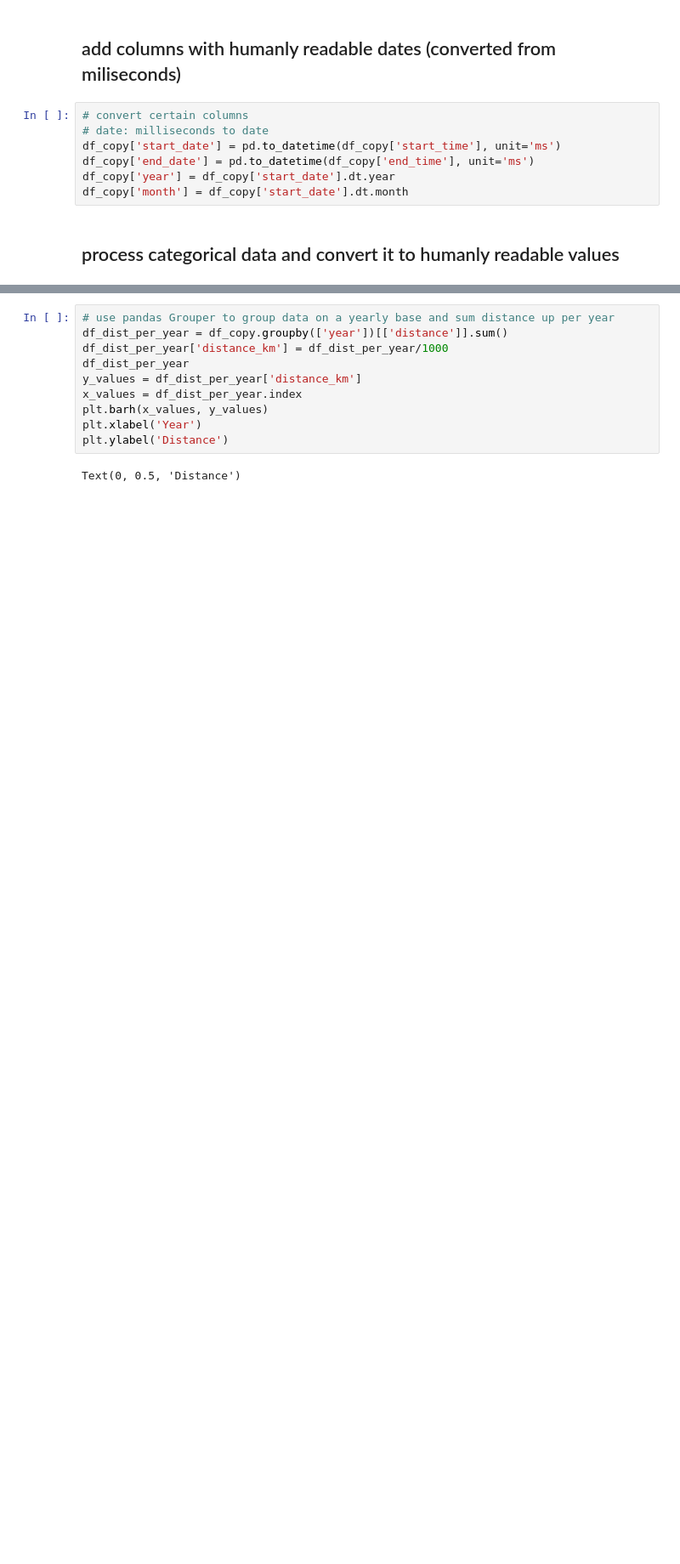
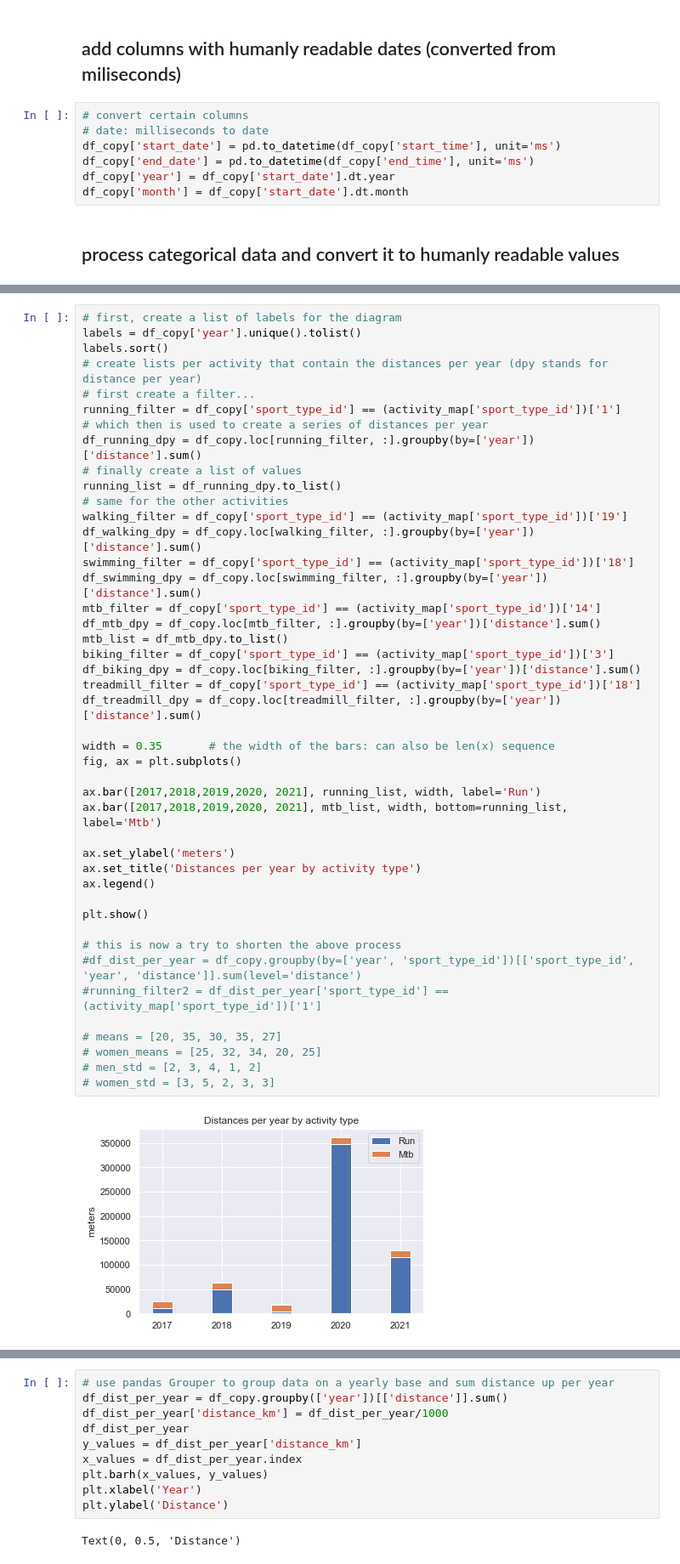
Before and after one commit to mweil372/jupyter-notebooks, a Jupyter notebook: runtastic.ipynb, the cells around one changed output, grey strips where cells are left out. Shown at 85% size. Saved outputs shown, nothing was run; the diff lists cells and outputs as text; blank space fills up the shorter version.

```diff
--- a/runtastic.ipynb
+++ b/runtastic.ipynb
@@ -127 +156,47 @@ plt.show()
+# %%
+# first, create a list of labels for the diagram
+labels = df_copy['year'].unique().tolist()
+labels.sort()
+# create lists per activity that contain the distances per year (dpy stands for distance per year)
+# first create a filter...
+running_filter = df_copy['sport_type_id'] == (activity_map['sport_type_id'])['1']
+# which then is used to create a series of distances per year
+df_running_dpy = df_copy.loc[running_filter, :].groupby(by=['year'])['distance'].sum()
+# finally create a list of values
+running_list = df_running_dpy.to_list()
+# same for the other activities
+walking_filter = df_copy['sport_type_id'] == (activity_map['sport_type_id'])['19']
+df_walking_dpy = df_copy.loc[walking_filter, :].groupby(by=['year'])['distance'].sum()
+swimming_filter = df_copy['sport_type_id'] == (activity_map['sport_type_id'])['18']
+df_swimming_dpy = df_copy.loc[swimming_filter, :].groupby(by=['year'])['distance'].sum()
+mtb_filter = df_copy['sport_type_id'] == (activity_map['sport_type_id'])['14']
+df_mtb_dpy = df_copy.loc[mtb_filter, :].groupby(by=['year'])['distance'].sum()
+mtb_list = df_mtb_dpy.to_list()
+biking_filter = df_copy['sport_type_id'] == (activity_map['sport_type_id'])['3']
+df_biking_dpy = df_copy.loc[biking_filter, :].groupby(by=['year'])['distance'].sum()
+treadmill_filter = df_copy['sport_type_id'] == (activity_map['sport_type_id'])['18']
+df_treadmill_dpy = df_copy.loc[treadmill_filter, :].groupby(by=['year'])['distance'].sum()
+
+width = 0.35       # the width of the bars: can also be len(x) sequence
+fig, ax = plt.subplots()
+
+ax.bar([2017,2018,2019,2020, 2021], running_list, width, label='Run')
+ax.bar([2017,2018,2019,2020, 2021], mtb_list, width, bottom=running_list, label='Mtb')
+
+ax.set_ylabel('meters')
+ax.set_title('Distances per year by activity type')
+ax.legend()
+
+plt.show()
+
+# this is now a try to shorten the above process
+#df_dist_per_year = df_copy.groupby(by=['year', 'sport_type_id'])[['sport_type_id', 'year', 'distance']].sum(level='distance')
+#running_filter2 = df_dist_per_year['sport_type_id'] == (activity_map['sport_type_id'])['1']
+
+# means = [20, 35, 30, 35, 27]
+# women_means = [25, 32, 34, 20, 25]
+# men_std = [2, 3, 4, 1, 2]
+# women_std = [3, 5, 2, 3, 3]
+# %% [output]
+[figure, added]
 # %%
```
Also changed, not shown: parts of 5 cells of this notebook, 1 other file.
